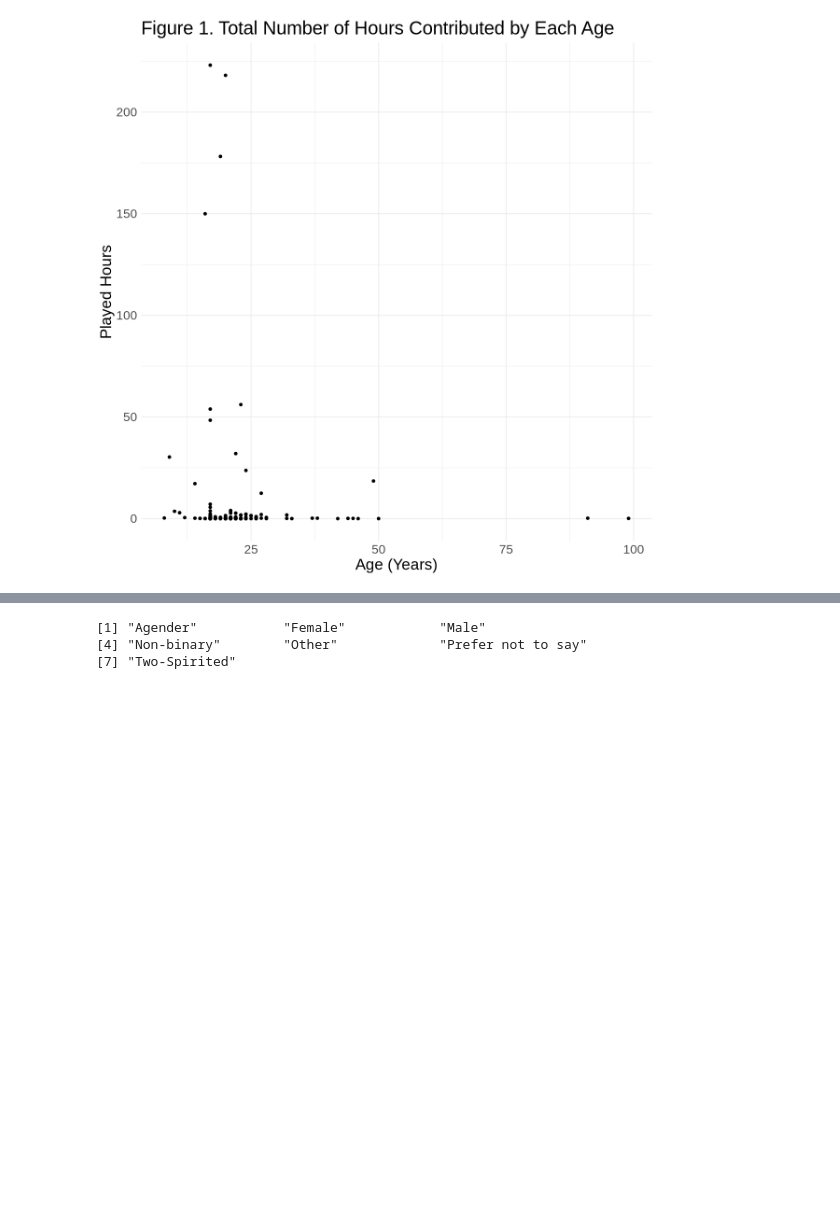
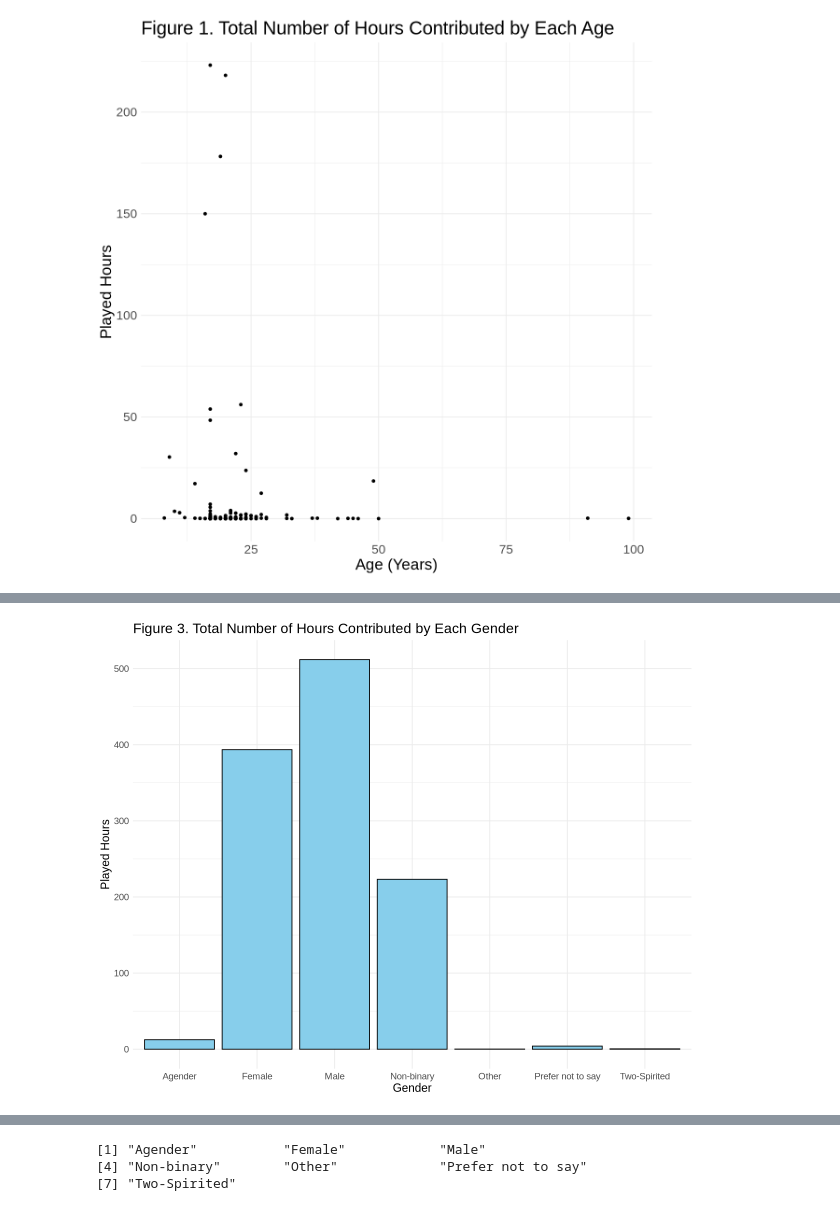
Before and after one commit to Sarthak0910/DSCI_Project_01, a Jupyter notebook: DSCI100_Group_Project_Code.ipynb, the cells around one changed output, grey strips where cells are left out. Saved outputs shown, nothing was run; the diff lists cells and outputs as text; code cells hidden in the pictures; blank space fills up the shorter version.

```diff
--- a/DSCI100_Group_Project_Code.ipynb
+++ b/DSCI100_Group_Project_Code.ipynb
@@ -88,0 +89,18 @@ ggplot(players_tidy, aes(x = age, y = played_hours)) +
+# %%
+options(repr.plot.width = 10, repr.plot.height = 8)
+gender_summary <- players_tidy |>
+  group_by(gender) |>
+  summarize(total_hours = sum(played_hours, na.rm = TRUE))
+
+# Create the bar graph
+ggplot(gender_summary, aes(x = gender, y = total_hours)) +
+  geom_bar(stat = "identity", fill = "skyblue", color = "black") +
+  labs(
+    title = "Figure 3. Total Number of Hours Contributed by Each Gender",
+    x = "Gender",
+    y = "Played Hours"
+  ) +
+  theme_minimal() +
+  theme(text = element_text(size = 14))
+# %% [output]
+[figure, added]
```
Also changed, not shown: parts of 9 cells of this notebook.
